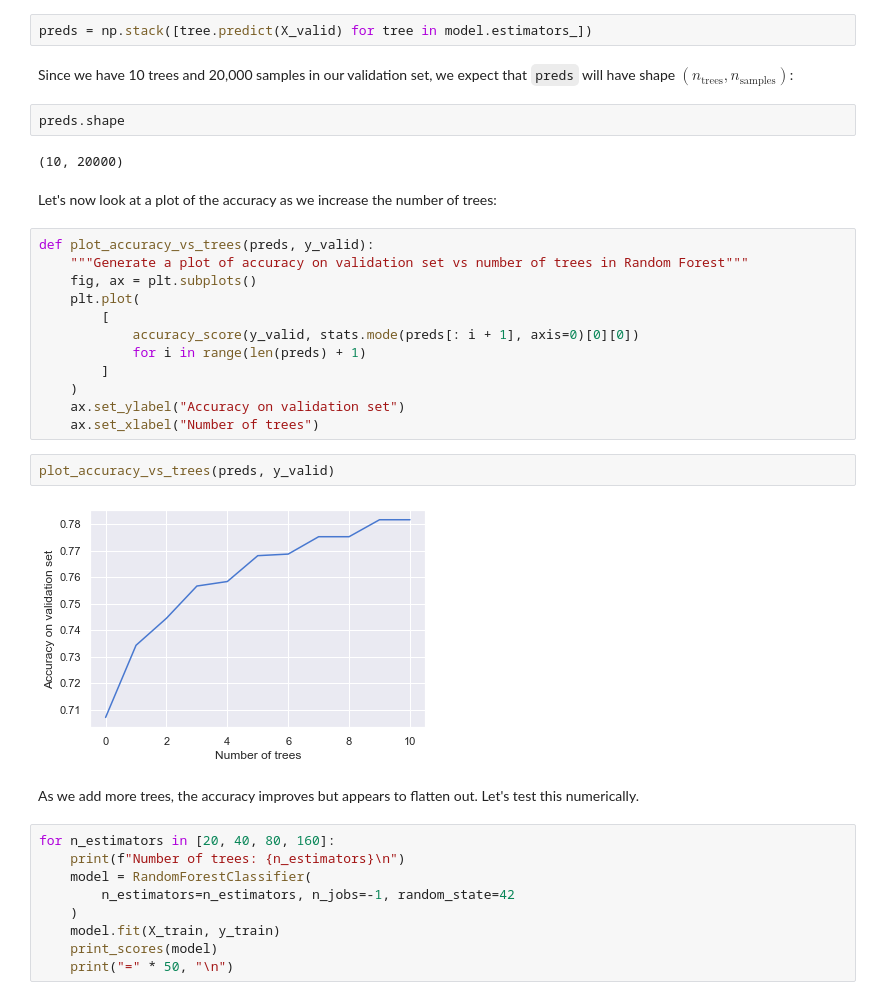
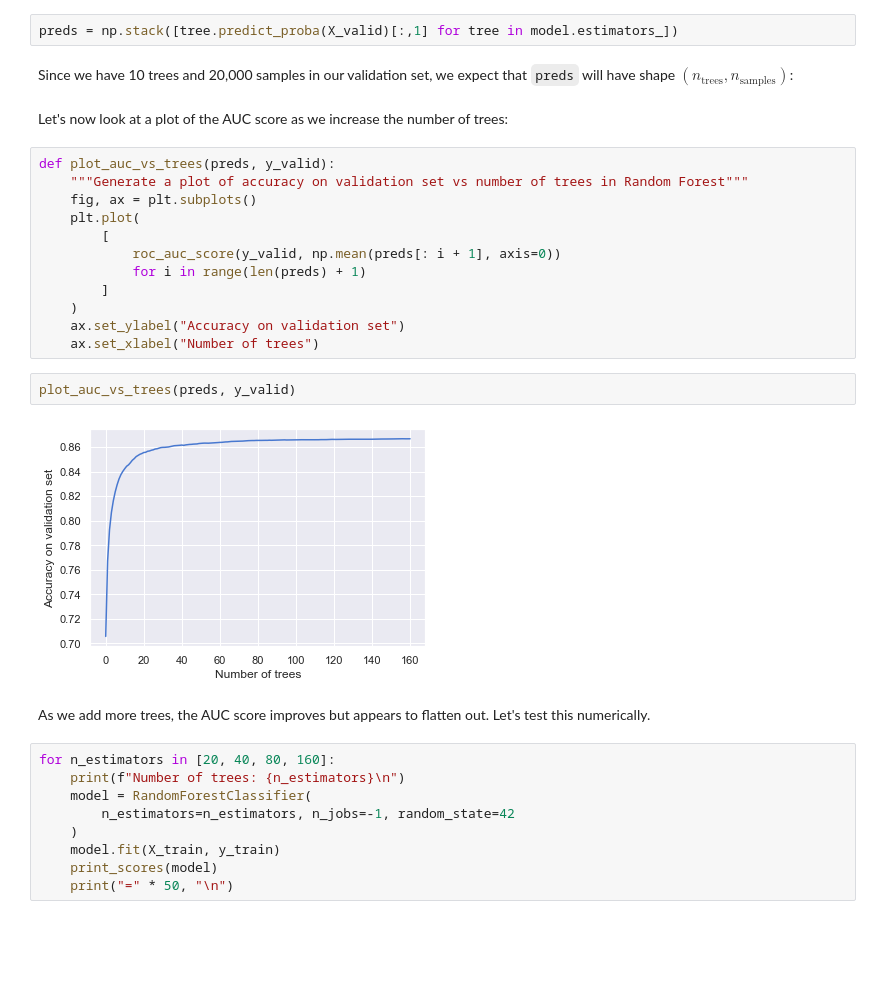
Before and after one commit to lewtun/hepml, a Jupyter notebook: notebooks/lesson02_random-forest-deep-dive.ipynb, the cells around one changed output. Drawn from its saved outputs; the diff is of its cells as text; blank space fills up the shorter version.

Commit message:
Replace accuracy plot with AUC

```diff
--- a/notebooks/lesson02_random-forest-deep-dive.ipynb
+++ b/notebooks/lesson02_random-forest-deep-dive.ipynb
@@ -302,33 +302,29 @@ RandomForestClassifier(bootstrap=True, ccp_alpha=0.0, class_weight=None,
 # %% [markdown]
 After training, each tree is stored in an attribute called `estimators_`. For each tree, we can call `predict()` on the validation set and use the `numpy.stack()` function to concatenate the predictions together:
 # %%
-preds = np.stack([tree.predict(X_valid) for tree in model.estimators_])
+preds = np.stack([tree.predict_proba(X_valid)[:,1] for tree in model.estimators_])
 # %% [markdown]
 Since we have 10 trees and 20,000 samples in our validation set, we expect that `preds` will have shape $(n_\mathrm{trees}, n_\mathrm{samples})$:
-# %%
-preds.shape
-# %% [output]
-(10, 20000)
 # %% [markdown]
-Let's now look at a plot of the accuracy as we increase the number of trees:
+Let's now look at a plot of the AUC score as we increase the number of trees:
 # %%
-def plot_accuracy_vs_trees(preds, y_valid):
+def plot_auc_vs_trees(preds, y_valid):
     """Generate a plot of accuracy on validation set vs number of trees in Random Forest"""
     fig, ax = plt.subplots()
     plt.plot(
         [
-            accuracy_score(y_valid, stats.mode(preds[: i + 1], axis=0)[0][0])
+            roc_auc_score(y_valid, np.mean(preds[: i + 1], axis=0))
             for i in range(len(preds) + 1)
         ]
     )
     ax.set_ylabel("Accuracy on validation set")
     ax.set_xlabel("Number of trees")
 # %%
-plot_accuracy_vs_trees(preds, y_valid)
+plot_auc_vs_trees(preds, y_valid)
 # %% [output]
-[figure, old version]
+[figure, new version]
 # %% [markdown]
-As we add more trees, the accuracy improves but appears to flatten out. Let's test this numerically.
+As we add more trees, the AUC score improves but appears to flatten out. Let's test this numerically.
 # %%
 for n_estimators in [20, 40, 80, 160]:
     print(f"Number of trees: {n_estimators}\n")
```
Also changed, not shown: parts of 2 cells of this notebook, 1 other file.
